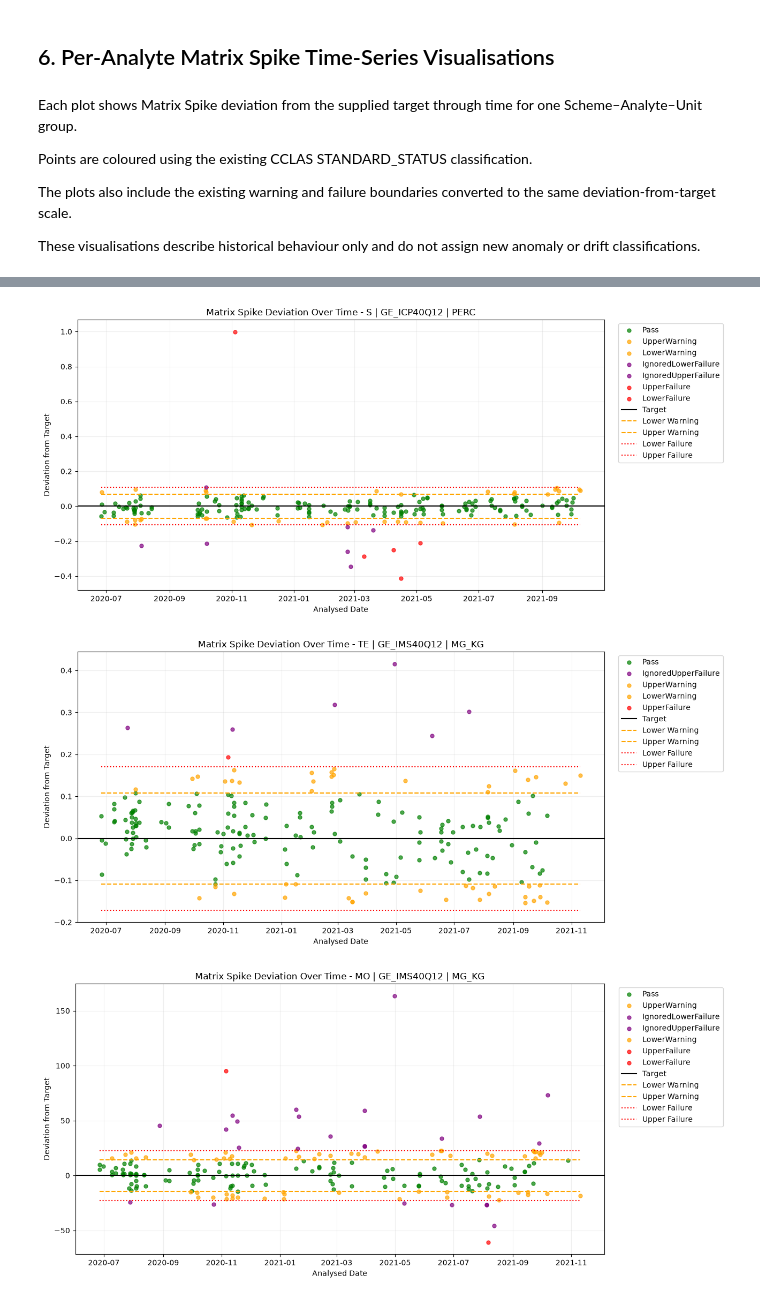
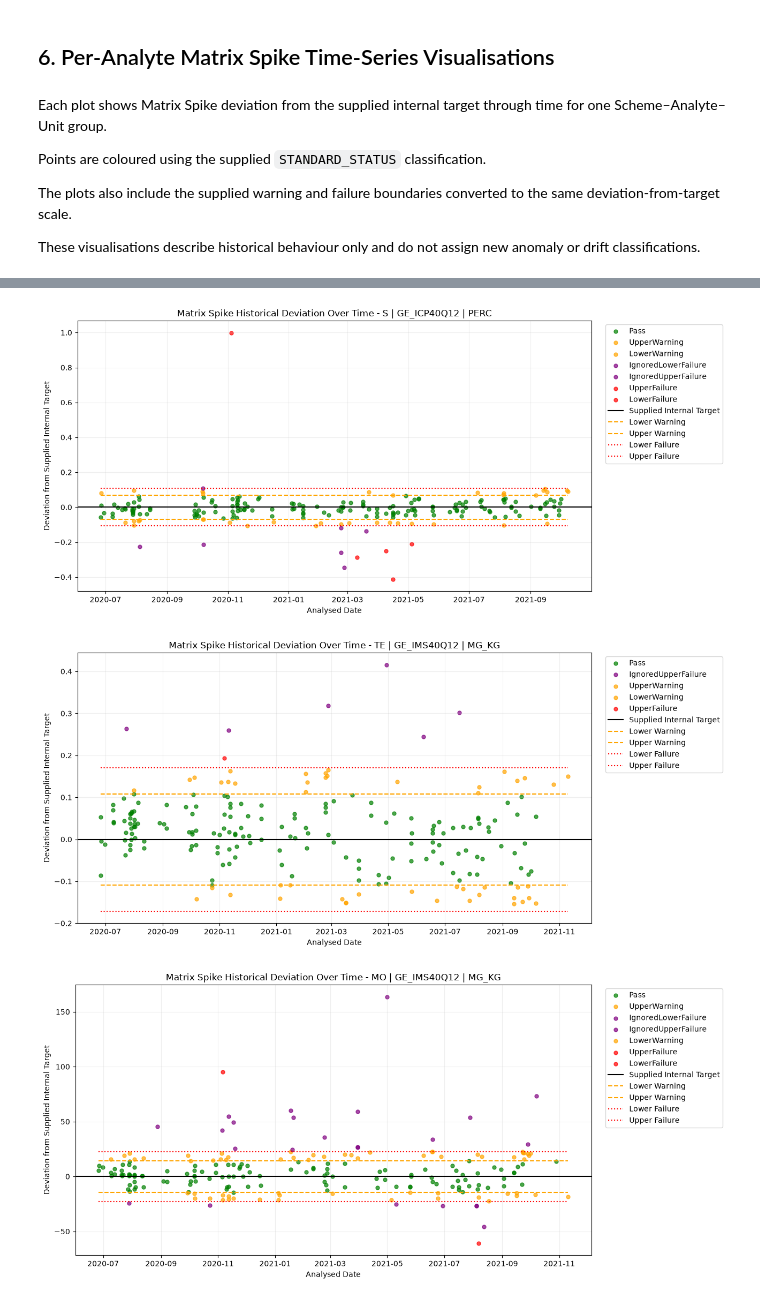
Before and after one commit to Jettiz/QUT-Capstone-Team-32-Datamine-QC-Quality-Control, a Jupyter notebook: notebooks/MS_time_series_analysis.ipynb, the cells around one changed output, grey strips where cells are left out. Drawn from its saved outputs; the diff is of its cells as text; code cells hidden in the pictures.

Commit message:
Update Matrix Spike time-series analysis

```diff
--- a/notebooks/MS_time_series_analysis.ipynb
+++ b/notebooks/MS_time_series_analysis.ipynb
@@ -163,7 +159,7 @@ time_series_columns = [
     "STANDARD_STATUS"
 ]
 
-# Check that all required fields exist
+# Check that all selected fields exist in the supplied Matrix Spike dataset
 missing_columns = [
     column
     for column in time_series_columns
@@ -172,26 +168,28 @@ missing_columns = [
 
 if missing_columns:
     raise ValueError(
-        f"Required time-series columns are missing: {missing_columns}"
+        f"Selected time-series columns are missing: {missing_columns}"
     )
 
-# Create a separate dataset for the time-series analysis
+# Create a separate dataset for the historical time-series analysis
 ms_time = ms[time_series_columns].copy()
 
-# Ensure date is stored correctly
+# Ensure analysed date is stored as datetime
 ms_time["ANALYSED_DATE"] = pd.to_datetime(
     ms_time["ANALYSED_DATE"],
     errors="coerce"
 )
 
-# Remove only rows that cannot be plotted meaningfully
+# Remove rows missing the minimum information required
+# for Scheme–Analyte–Unit historical deviation plotting
 ms_time = ms_time.dropna(
     subset=[
         "SCHEME_CODE",
         "ANALYTE_CODE",
         "UNIT_CODE",
         "ANALYSED_DATE",
-        "NUMERIC_FINAL_VALUE"
+        "NUMERIC_FINAL_VALUE",
+        "INTERNAL_TARGET_VALUE"
     ]
 )
 
@@ -283,16 +289,13 @@ display(
 # %% [markdown]
 ## 6. Per-Analyte Matrix Spike Time-Series Visualisations
 # %% [markdown]
-Each plot shows Matrix Spike deviation from the supplied target through time
-for one Scheme–Analyte–Unit group.
+Each plot shows Matrix Spike deviation from the supplied internal target through time for one Scheme–Analyte–Unit group.
 
-Points are coloured using the existing CCLAS STANDARD_STATUS classification.
+Points are coloured using the supplied `STANDARD_STATUS` classification.
 
-The plots also include the existing warning and failure boundaries converted
-to the same deviation-from-target scale.
+The plots also include the supplied warning and failure boundaries converted to the same deviation-from-target scale.
 
-These visualisations describe historical behaviour only and do not assign
-new anomaly or drift classifications.
+These visualisations describe historical behaviour only and do not assign new anomaly or drift classifications.
 # %%
 status_colours = {
     "Pass": "green",
@@ -307,12 +310,14 @@ status_colours = {
 # %%
 def plot_ms_deviation(data, scheme, analyte, unit):
 
+    # Keep one supplied Scheme–Analyte–Unit context at a time
     group = data[
         (data["SCHEME_CODE"] == scheme) &
         (data["ANALYTE_CODE"] == analyte) &
         (data["UNIT_CODE"] == unit)
     ].copy()
 
+    # Put Matrix Spike results into historical order
     group = group.sort_values("ANALYSED_DATE")
 
     if group.empty:
@@ -320,7 +325,7 @@ def plot_ms_deviation(data, scheme, analyte, unit):
 
     plt.figure(figsize=(13, 6))
 
-    # Plot points coloured by existing CCLAS status
+    # Plot results using the supplied STANDARD_STATUS classification
     for status in group["STANDARD_STATUS"].dropna().unique():
 
         status_data = group[
@@ -336,16 +341,16 @@ def plot_ms_deviation(data, scheme, analyte, unit):
             s=25
         )
 
-    # Target = zero deviation
+    # Zero represents the supplied internal target
     plt.axhline(
         0,
         color="black",
         linestyle="-",
         linewidth=1.5,
-        label="Target"
+        label="Supplied Internal Target"
     )
 
-    # Existing CCLAS warning limits
+    # Supplied warning boundaries on the deviation-from-target scale
     plt.plot(
         group["ANALYSED_DATE"],
         group["LOWER_WARNING_DEVIATION"],
@@ -362,7 +367,7 @@ def plot_ms_deviation(data, scheme, analyte, unit):
         label="Upper Warning"
     )
 
-    # Existing CCLAS failure limits
+    # Supplied failure boundaries on the deviation-from-target scale
     plt.plot(
         group["ANALYSED_DATE"],
         group["LOWER_FAILURE_DEVIATION"],
@@ -380,12 +385,12 @@ def plot_ms_deviation(data, scheme, analyte, unit):
     )
 
     plt.title(
-        f"Matrix Spike Deviation Over Time - "
+        f"Matrix Spike Historical Deviation Over Time - "
         f"{analyte} | {scheme} | {unit}"
     )
 
     plt.xlabel("Analysed Date")
-    plt.ylabel("Deviation from Target")
+    plt.ylabel("Deviation from Supplied Internal Target")
 
     plt.legend(
         bbox_to_anchor=(1.02, 1),
@@ -396,8 +401,11 @@ def plot_ms_deviation(data, scheme, analyte, unit):
     plt.tight_layout()
     plt.show()
 # %%
+# Count the number of historical results in each available
+# Scheme–Analyte–Unit context
 group_counts = (
     ms_time
+    .dropna(subset=["SCHEME_CODE", "UNIT_CODE"])
     .groupby(
         ["SCHEME_CODE", "ANALYTE_CODE", "UNIT_CODE"]
     )
@@ -406,6 +414,8 @@ group_counts = (
     .sort_values("Records", ascending=False)
 )
 
+# Plot the 10 groups with the most historical records
+# for descriptive visualisation only
 for _, row in group_counts.head(10).iterrows():
 
     plot_ms_deviation(
@@ -424,3 +434,3 @@ for _, row in group_counts.head(10).iterrows():
-[figure, old version]
+[figure, new version]
-[figure, old version]
+[figure, new version]
-[figure, old version]
+[figure, new version]
```
Also changed, not shown: parts of 8 cells of this notebook.
